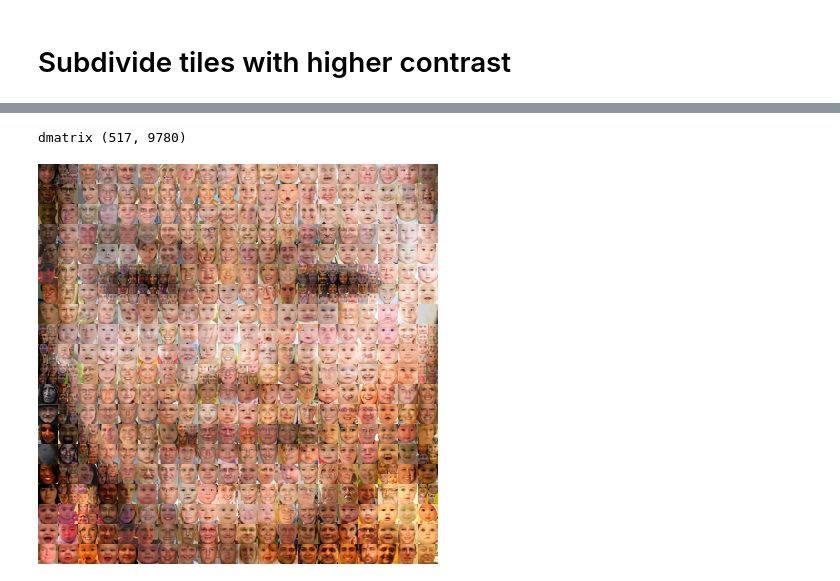
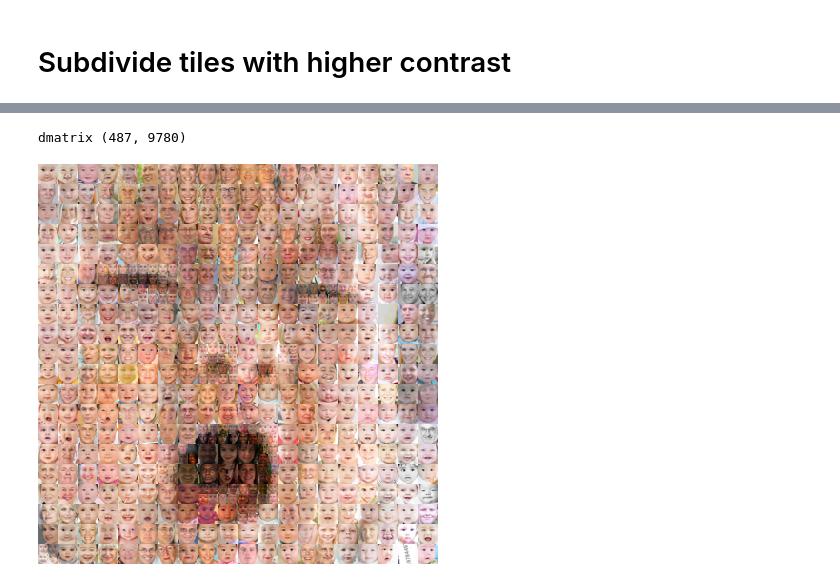
Before and after one commit to loiccoyle/phomo, a Jupyter notebook: examples/faces.ipynb, the cells around one changed output, grey strips where cells are left out. Saved outputs shown, nothing was run; the diff lists cells and outputs as text; code cells hidden in the pictures.

```diff
--- a/examples/faces.ipynb
+++ b/examples/faces.ipynb
@@ -84,5 +84,5 @@ mosaic.grid.plot()
 # %%
-mosaic.build()
+mosaic.build(mosaic.d_matrix())
 # %% [output]
-dmatrix (517, 9780)
+dmatrix (487, 9780)
-[figure, old version]
+[figure, new version]
```
Also changed, not shown: parts of 5 cells of this notebook, 9 other files.
